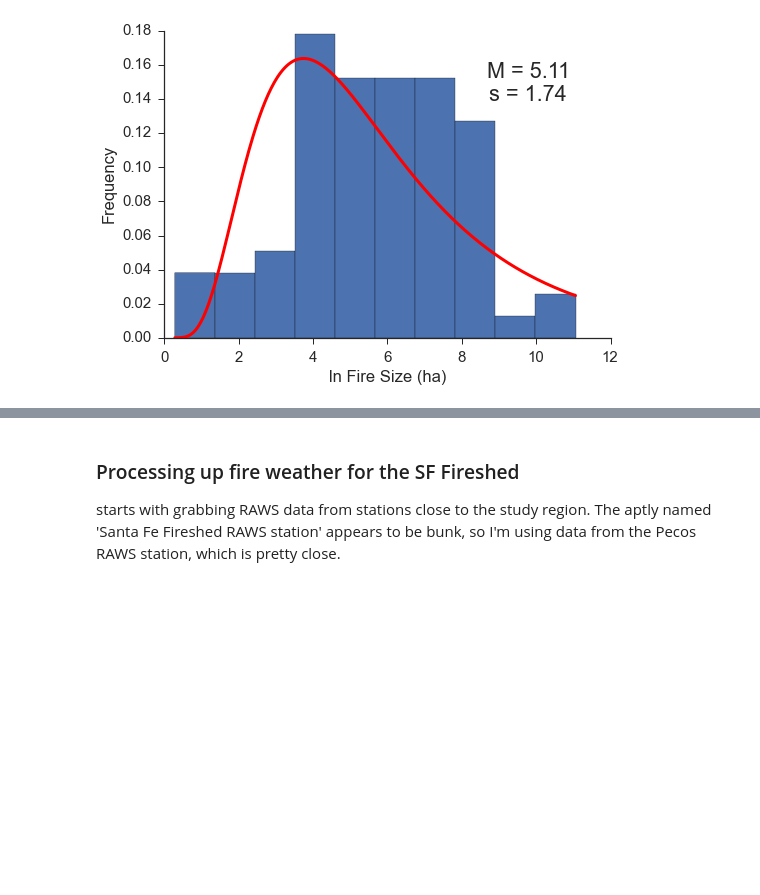
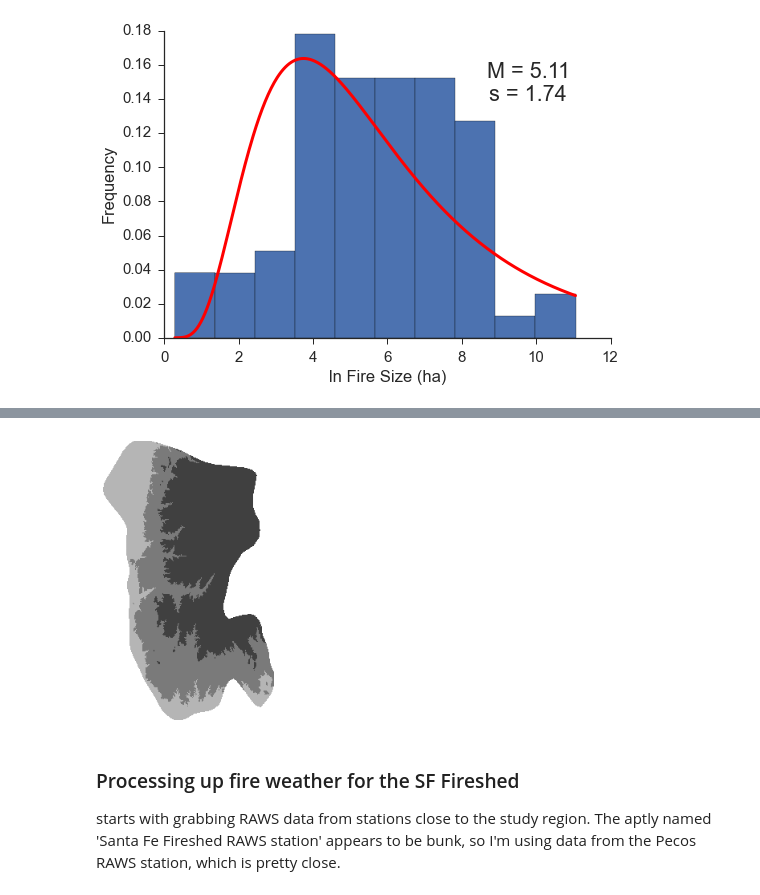
Before and after one commit to djkrofch/SantaFe_Fireshed, a Jupyter notebook: SF_Fireshed_Prep.ipynb, the cells around one changed output, grey strips where cells are left out. Saved outputs shown, nothing was run; the diff lists cells and outputs as text; code cells hidden in the pictures; blank space fills up the shorter version.

Commit message:
Fixed an issue with the fire region map
though the same issue exists for the ecoregions, need to address it next

```diff
--- a/SF_Fireshed_Prep.ipynb
+++ b/SF_Fireshed_Prep.ipynb
@@ -392,3 +395,19 @@ maximum fire size from the data in hectares: 63396.096261
+# %%
+# Change the low elevation class to match the class above it
+elevation[elevation == 100] = 200
+
+# Save the result
+saveAsGeoTiff(rasters + 'SFF_initialcommunities.tif',
+              elevation, rasters + 'SFF_FireRegions.tif', 32613)
+
+# Import the new saved file
+fireregions = importRaster(rasters + 'SFF_FireRegions.tif')
+
+# Plot it
+f, (ax1) = plt.subplots(1,1, figsize = (15,5))
+plotRaster(fireregions,  vmin = 0, vmax = 500, ax = ax1)
+# %% [output]
+[figure, added]
 # %% [markdown]
 ### Processing up fire weather for the SF Fireshed
 starts with grabbing RAWS data from stations close to the study region. The aptly named 'Santa Fe Fireshed RAWS station' appears to be bunk, so I'm using data from the Pecos RAWS station, which is pretty close.
```
Also changed, not shown: parts of 3 cells of this notebook.
